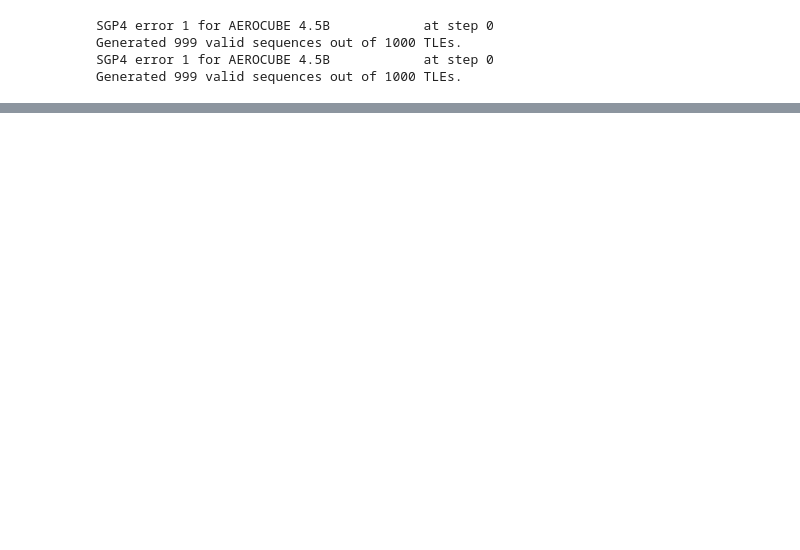
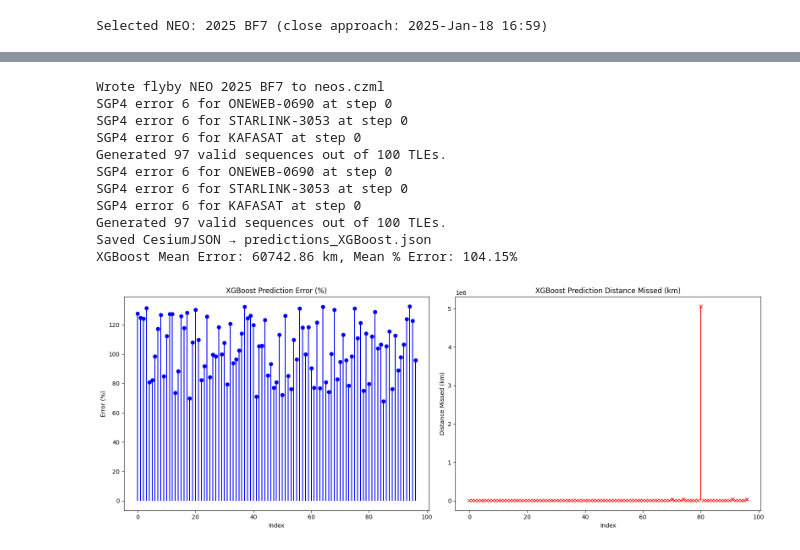
Before and after one commit to cczap7-Hub/DFSforSTMusingAI, a Jupyter notebook: modifiedSTMS-m7.ipynb, the cells around one changed output, grey strips where cells are left out. Saved outputs shown, nothing was run; the diff lists cells and outputs as text; code cells hidden in the pictures; blank space fills up the shorter version.

```diff
--- a/modifiedSTMS-m7.ipynb
+++ b/modifiedSTMS-m7.ipynb
@@ -1,11 +1,11 @@
 # %%
+
 import shutil
 import tkinter as tk
 from tkinter import ttk, messagebox, filedialog
-
-import json
 import numpy as np
 import matplotlib.pyplot as plt
+from astropy.time import Time
 
 from training import (
     read_tles_from_file,
@@ -15,8 +15,15 @@ from training import (
     load_xgboost_model,
     predict_sequence,
     predict_xgboost_sequence,
-    save_predictions_for_cesium_with_actual
+    save_predictions_for_cesium_with_actual,
+    generate_neo_sequences,
+    auto_generate_flyby_neo_czml,
+    write_flyby_neo_czml,
+    evaluate_model_performance
 )
+
+# Generates a random NEO flyby CZML file for Cesium
+auto_generate_flyby_neo_czml()
 
 def launch_predictor():
     root = tk.Tk()
@@ -56,7 +63,7 @@ def launch_predictor():
         if not file_path:
             return messagebox.showwarning("No File","You must choose a TLE .txt")
 
-        # 3) build exactly N sequences + benchmarks
+        # 3) build exactly N sequences + benchmarks  (full 7‐feature seqs)
         tles                = read_tles_from_file(file_path, num_samples=n)
         benchmark_positions = generate_benchmark_positions(
                                    tles=tles, num_points=30, step_sec=20
@@ -64,18 +71,23 @@ def launch_predictor():
         sequences_all       = generate_sequences_from_tles(
                                    tles=tles, num_points=30, step_sec=20
                                )
-        # ── QUICK FIX: slice off the 7th feature (ecc) so scaler sees 6 dims ─────
-        sequences = sequences_all[..., :6]   # now shape (N,30,6)
+
+        # keep full 7‐feature data around for RNNs
+        sequences = sequences_all   # shape (N,30,7)
 
         # 4) predict
         model_name = model_var.get()
         if model_name=="XGBoost":
-            m, s   = load_xgboost_model("xgb")
-            preds  = predict_xgboost_sequence(m, s, sequences)
+            # legacy 6‐feature XGB
+            m, s = load_xgboost_model("xgb")
+            scaler_n_features = s.n_features_in_
+            sequences_xgb = sequences[:, :, :scaler_n_features]
+            preds = predict_xgboost_sequence(m, s, sequences_xgb)
         else:
-            tag    = model_name.lower()
-            m, s   = load_trained_model(tag)
-            preds  = predict_sequence(m, s, sequences)
+            # full‐7‐feature LSTM/GRU
+            tag = model_name.lower()
+            m, s = load_trained_model(tag)
+            preds = predict_sequence(m, s, sequences)
 
         # 5) write JSON + proxy for Cesium
         save_predictions_for_cesium_with_actual(
@@ -83,32 +95,13 @@ def launch_predictor():
         )
         shutil.copy(f"predictions_{model_name}.json","predictions.json")
 
-        # 6) notify
+        # 6) notify & close GUI
         messagebox.showinfo("Done",f"{model_name} predictions saved!")
         root.destroy()
 
-        # 7) compute & plot errors side-by-side
-        actual     = sequences[:len(preds), -1, 0:3]     # (N,3)
-        errors_km  = np.linalg.norm(preds - actual, axis=1)
-        radii      = np.linalg.norm(actual, axis=1)
-        errors_pct = errors_km / radii * 100
-        x = np.arange(len(preds))
-
-        fig, (ax1, ax2) = plt.subplots(1, 2, figsize=(14,5))
-        ax1.stem(x, errors_pct,
-                 linefmt='b-', markerfmt='o', basefmt=' ')
-        ax1.set_title(f"{model_name} Prediction Error (%)")
-        ax1.set_xlabel("Satellite Index")
-        ax1.set_ylabel("Error (%)")
-
-        ax2.stem(x, errors_km,
-                 linefmt='r-', markerfmt='x', basefmt=' ')
-        ax2.set_title(f"{model_name} Prediction Distance Missed (km)")
-        ax2.set_xlabel("Satellite Index")
-        ax2.set_ylabel("Distance Missed (km)")
-
-        plt.tight_layout()
-        plt.show()
+        # 7) compute & plot errors side‐by‐side
+        actual = sequences[:len(preds), -1, 0:3]  # (N,3)
+        evaluate_model_performance(preds, actual, object_type=model_name)
 
     # ─── Bindings & Run ────────────────────────────────────────────────────────
     entry_num.bind("<Return>", on_start)
@@ -124,7 +117,4 @@ def launch_predictor():
 # ──────────────────────────────────────────────────────────────────────────────
 launch_predictor()
 # %% [output]
-SGP4 error 1 for AEROCUBE 4.5B            at step 0
-Generated 999 valid sequences out of 1000 TLEs.
-SGP4 error 1 for AEROCUBE 4.5B            at step 0
-Generated 999 valid sequences out of 1000 TLEs.
+Selected NEO: 2025 BF7 (close approach: 2025-Jan-18 16:59)
@@ -144,0 +122,12 @@ ValueError: operands could not be broadcast together with shapes (999,7) (6,) (9
+Wrote flyby NEO 2025 BF7 to neos.czml
+SGP4 error 6 for ONEWEB-0690 at step 0
+SGP4 error 6 for STARLINK-3053 at step 0
+SGP4 error 6 for KAFASAT at step 0
+Generated 97 valid sequences out of 100 TLEs.
+SGP4 error 6 for ONEWEB-0690 at step 0
+SGP4 error 6 for STARLINK-3053 at step 0
+SGP4 error 6 for KAFASAT at step 0
+Generated 97 valid sequences out of 100 TLEs.
+Saved CesiumJSON → predictions_XGBoost.json
+XGBoost Mean Error: 60742.86 km, Mean % Error: 104.15%
+[figure, added]
```
Also changed, not shown: parts of 1 cell of this notebook, 26 other files.
